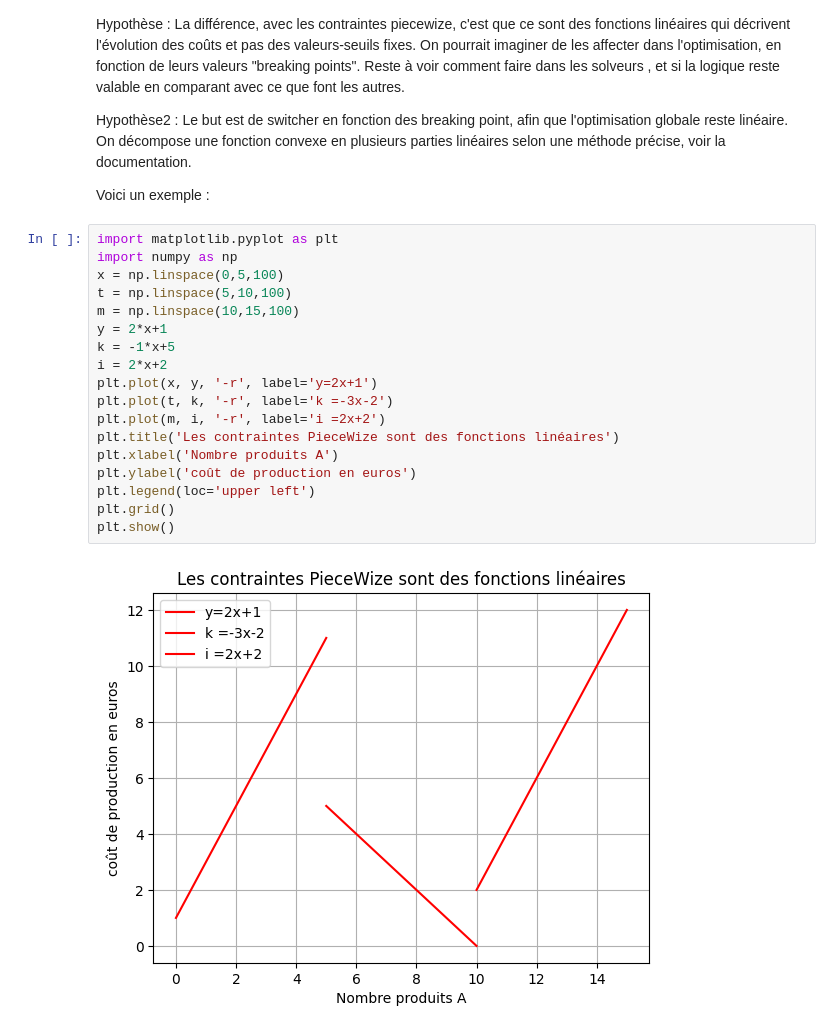
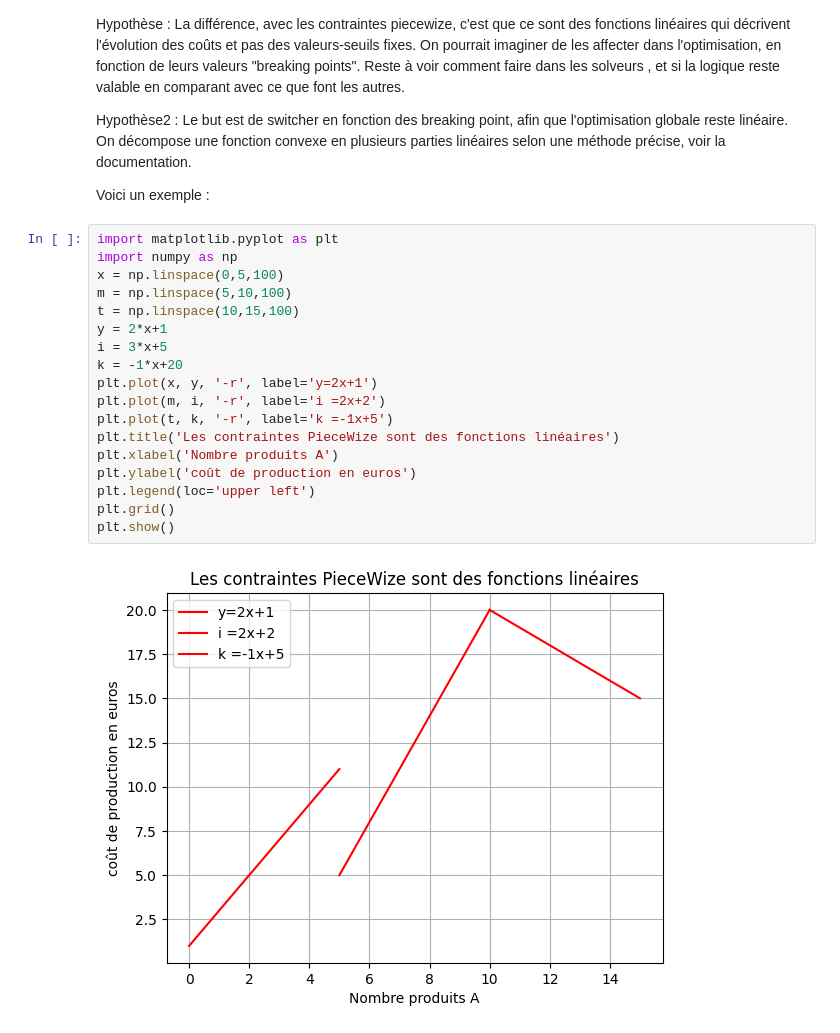
Before and after one commit to estellederrien/python-data-science, a Jupyter notebook: 01. Recherche opérationnelle (Operations research - Management science)/03. Comment Linéariser/PYTHON/02. THEORIE - Piecewize avec différents solveurs.ipynb, the cells around one changed output. Saved outputs shown, nothing was run; the diff lists cells and outputs as text.

```diff
--- a/01. Recherche opérationnelle (Operations research - Management science)/03. Comment Linéariser/PYTHON/02. THEORIE - Piecewize avec différents solveurs.ipynb
+++ b/01. Recherche opérationnelle (Operations research - Management science)/03. Comment Linéariser/PYTHON/02. THEORIE - Piecewize avec différents solveurs.ipynb
@@ -57,20 +57,20 @@ Voici un exemple :
 # %%
 import matplotlib.pyplot as plt
 import numpy as np
 x = np.linspace(0,5,100)
-t = np.linspace(5,10,100)
-m = np.linspace(10,15,100)
+m = np.linspace(5,10,100)
+t = np.linspace(10,15,100)
 y = 2*x+1
-k = -1*x+5
-i = 2*x+2
+i = 3*x+5
+k = -1*x+20
 plt.plot(x, y, '-r', label='y=2x+1')
-plt.plot(t, k, '-r', label='k =-3x-2')
 plt.plot(m, i, '-r', label='i =2x+2')
+plt.plot(t, k, '-r', label='k =-1x+5')
 plt.title('Les contraintes PieceWize sont des fonctions linéaires')
 plt.xlabel('Nombre produits A')
 plt.ylabel('coût de production en euros')
 plt.legend(loc='upper left')
 plt.grid()
 plt.show()
 # %% [output]
-[figure, old version]
+[figure, new version]
```
